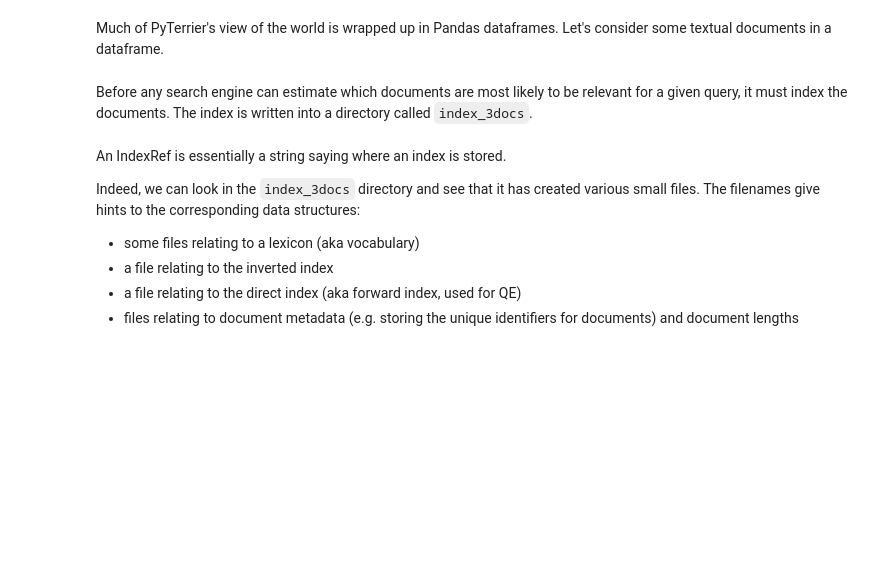
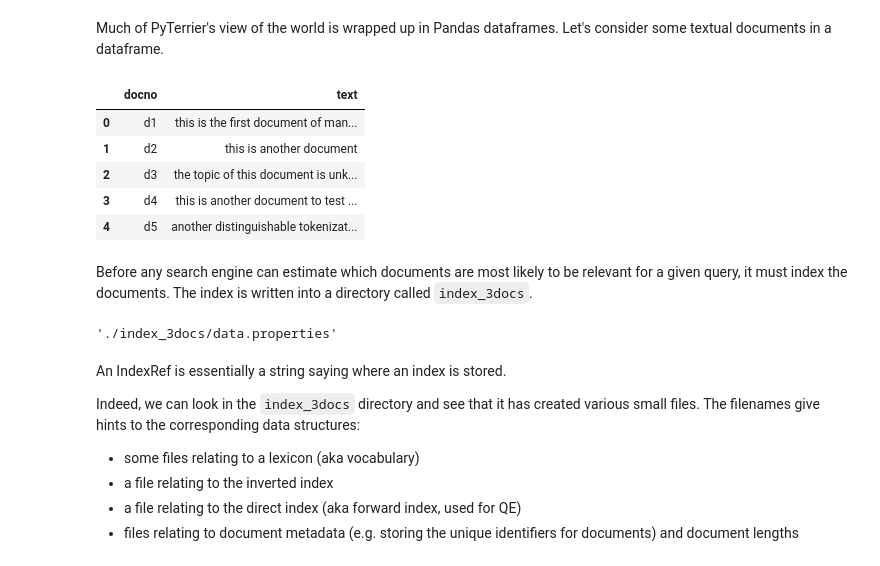
Before and after one commit to ayush-96/msc-data-science, a Jupyter notebook: information_retrieval/Information_Retrieval_(H_M)_2025_Lab_1_TEMPLATE.ipynb, the cells around one changed output. Drawn from its saved outputs; the diff is of its cells as text; code cells hidden in the pictures; blank space fills up the shorter version.

```diff
--- a/information_retrieval/Information_Retrieval_(H_M)_2025_Lab_1_TEMPLATE.ipynb
+++ b/information_retrieval/Information_Retrieval_(H_M)_2025_Lab_1_TEMPLATE.ipynb
@@ -49,17 +56,28 @@ Much of PyTerrier's view of the world is wrapped up in Pandas dataframes. Let's
 # %%
 import pandas as pd
 docs_df = pd.DataFrame([
     ["d1", "this is the first document of many documents"],
     ["d2", "this is another document"],
-    ["d3", "the topic of this document is unknown"]
+    ["d3", "the topic of this document is unknown"],
+    ["d4", "this is another document to test things with and automobile term"],
+    ["d5", "another distinguishable tokenization document about glasgow 1945"]
 ], columns=["docno", "text"])
 docs_df
+# %% [output]
+|  | docno | text |
+| 0 | d1 | this is the first document of man... |
+| 1 | d2 | this is another document |
+| 2 | d3 | the topic of this document is unk... |
+| 3 | d4 | this is another document to test ... |
+| 4 | d5 | another distinguishable tokenizat... |
 # %% [markdown]
 Before any search engine can estimate which documents are most likely to be relevant for a given query, it must index the documents. The index is written into a directory called `index_3docs`.
 # %%
 indexer = pt.IterDictIndexer("./index_3docs", overwrite=True)
 indexref = indexer.index(docs_df.to_dict(orient="records"))
 indexref.toString()
+# %% [output]
+'./index_3docs/data.properties'
 # %% [markdown]
 An IndexRef is essentially a string saying where an index is stored.
 
```
Also changed, not shown: parts of 30 cells of this notebook.
